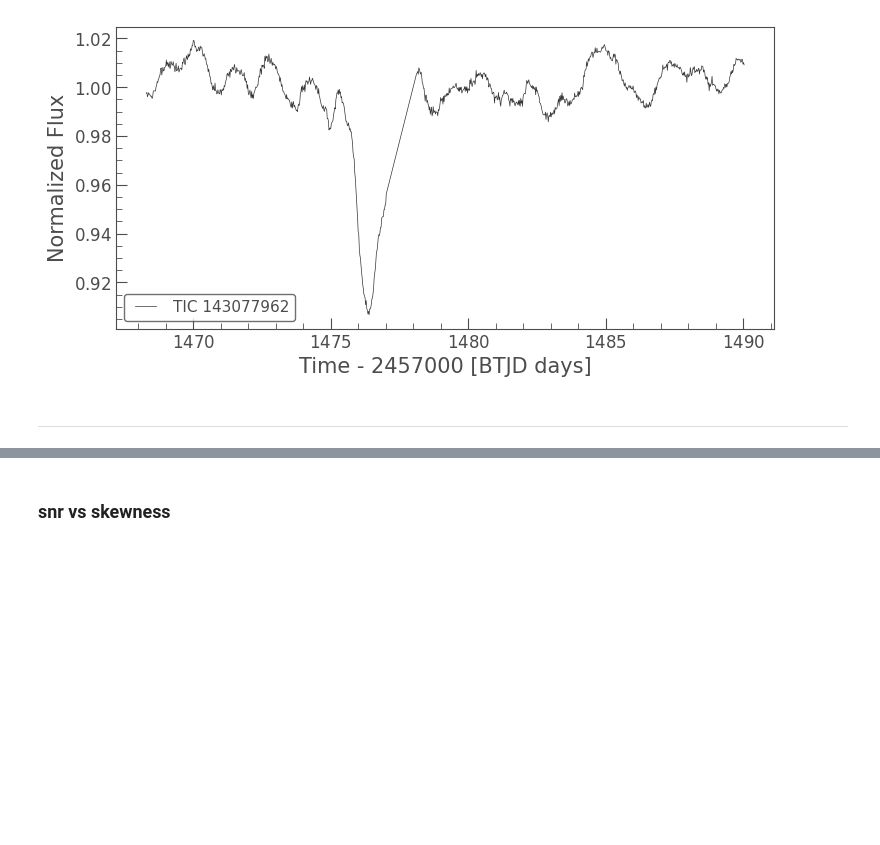
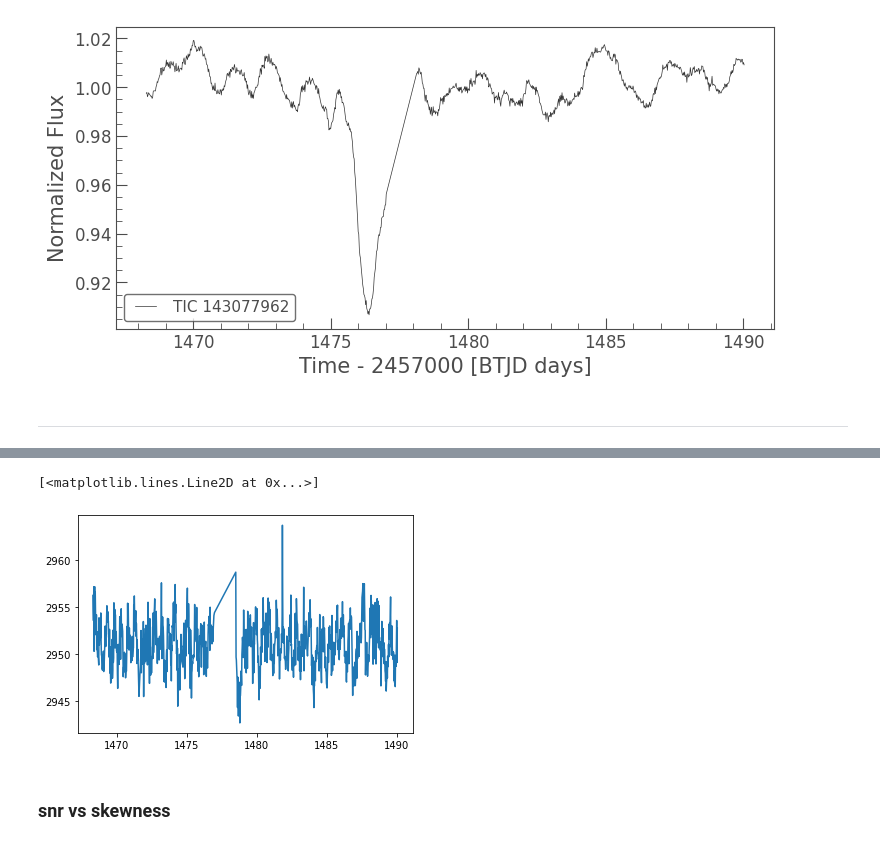
Before and after one commit to azibn/automated_exocomet_hunt, a Jupyter notebook: notebooks/skewness_plots.ipynb, the cells around one changed output, grey strips where cells are left out. Saved outputs shown, nothing was run; the diff lists cells and outputs as text; code cells hidden in the pictures; blank space fills up the shorter version.

```diff
--- a/notebooks/skewness_plots.ipynb
+++ b/notebooks/skewness_plots.ipynb
@@ -96,0 +143,2 @@ d.plot()
+# %%
+star = eleanor.Source(tic=280114445, sector=6)
@@ -97,3 +149,10 @@ d.plot()
+# %%
+data = eleanor.TargetData(star, height=15, width=15, bkg_size=31, do_psf=False, do_pca=True, regressors='corner')
+q = data.quality == 0
+plt.plot(data.time[q],data.corr_flux[q])
+# %% [output]
+[<matplotlib.lines.Line2D at 0x...>]
+[figure, added]
 # %% [markdown]
 ### snr vs skewness
 # %%
```
Also changed, not shown: parts of 8 cells of this notebook.
